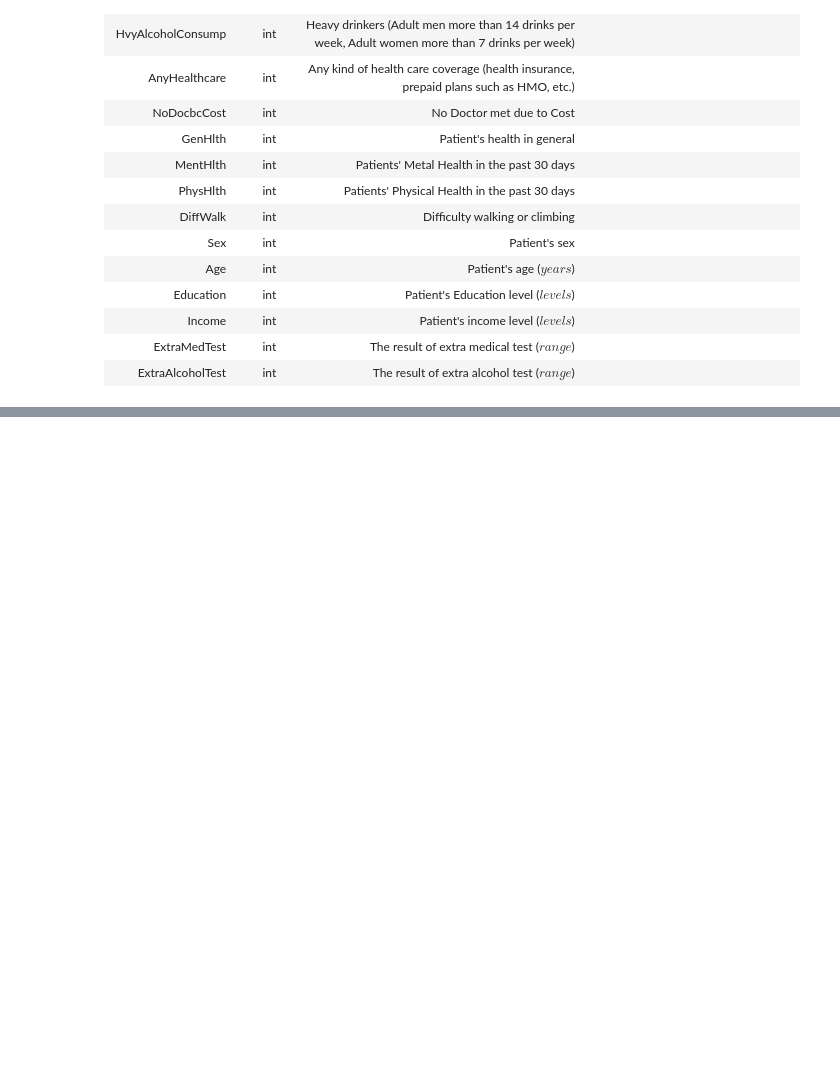
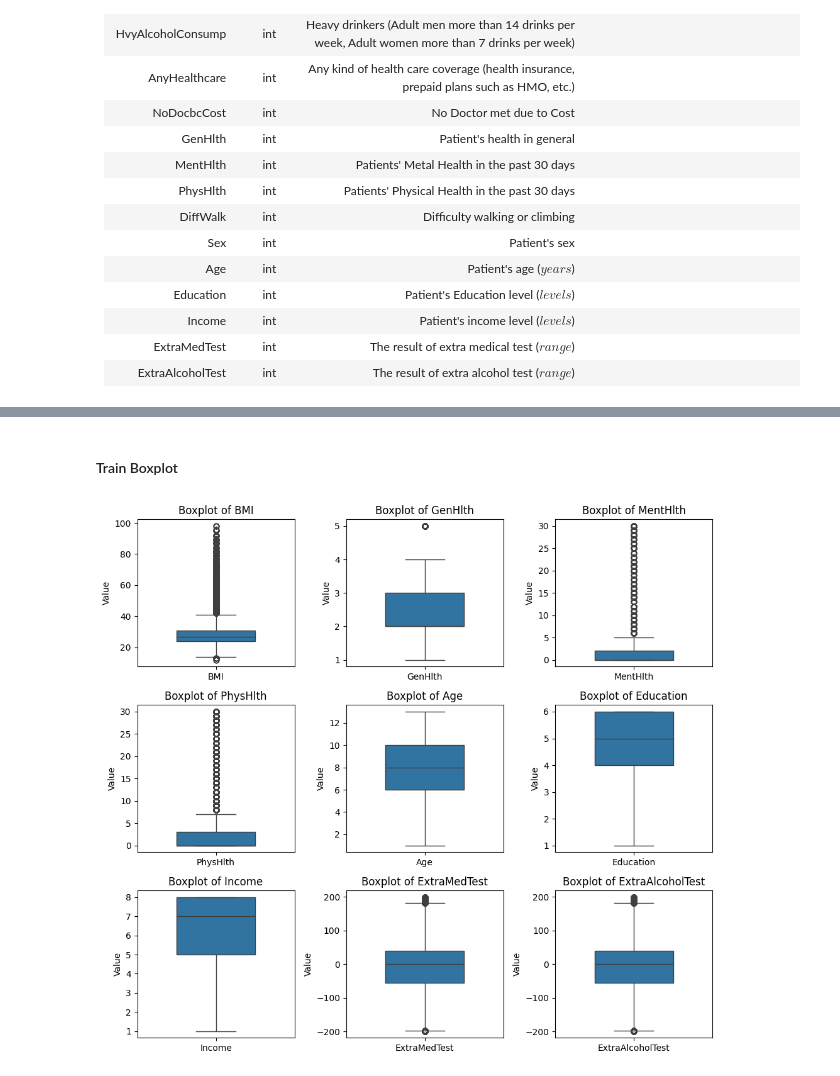
Before and after one commit to LocVu-Tim/COSC2753_A1_s3891483, a Jupyter notebook: notebooks/EDA.ipynb, the cells around one changed output, grey strips where cells are left out. Cells and saved outputs as stored; diff of their text form; code cells hidden in the pictures; blank space fills up the shorter version.

```diff
--- a/notebooks/EDA.ipynb
+++ b/notebooks/EDA.ipynb
@@ -451,14 +211,0 @@ plt.show()
-# %%
-f, ax = plt.subplots(figsize=(11, 9))
-corr = df_train.corr()
-ax = sns.heatmap(
-    corr,
-    vmin=-1, vmax=1, center=0,
-    cmap=sns.diverging_palette(20, 220, n=200),
-    square=True
-)
-ax.set_xticklabels(
-    ax.get_xticklabels(),
-    rotation=90,
-    horizontalalignment='right'
-);
@@ -514,0 +236,23 @@ We will be analyzing columns of `non-binary` only due to the bias of yes-and-no
+# %% [markdown]
+#### Train Boxplot
+# %%
+non_binary_cols = df_train.columns[(df_train.nunique() > 2)]
+num_cols = min(len(non_binary_cols), 3)
+num_rows = (len(non_binary_cols) + num_cols - 1) // num_cols
+
+fig, axes = plt.subplots(num_rows, num_cols, figsize=(10, 3*num_rows), constrained_layout=True)
+axes = axes.flatten()
+
+for i, column in enumerate(non_binary_cols):
+    ax = axes[i]
+    sns.boxplot(data=df_train[[column]], ax=ax, color='tab:blue', width=0.5)
+    ax.set_ylabel("Value")
+    ax.set_title(f"Boxplot of {column}")
+
+for i in range(len(non_binary_cols), len(axes)):
+    axes[i].remove()
+
+plt.tight_layout()
+plt.show()
+# %% [output]
+[figure, added]
```
Also changed, not shown: parts of 85 cells of this notebook.
